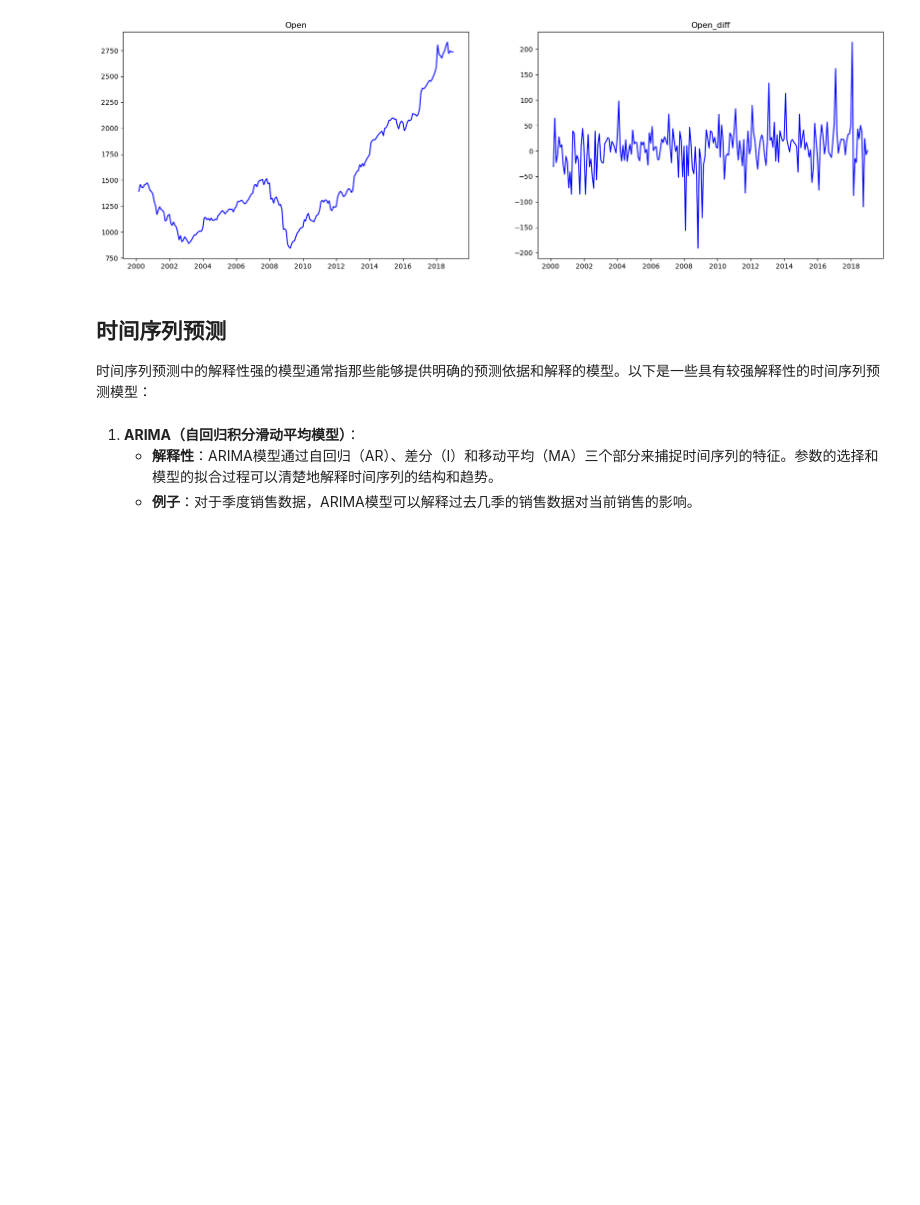
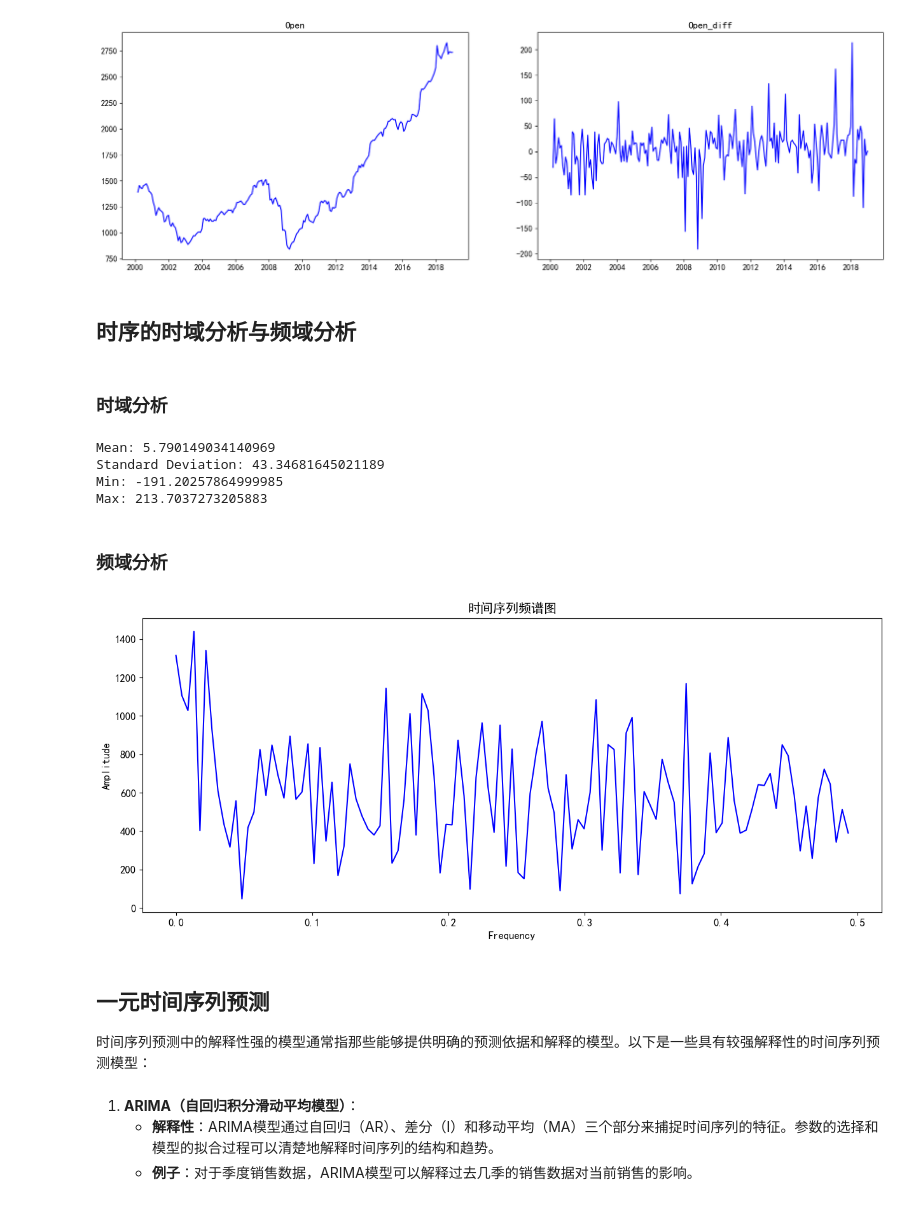
Before and after one commit to XingA02/Model_with_Python, a Jupyter notebook: 描述_5_时间序列分析.ipynb, the cells around one changed output. Drawn from its saved outputs; the diff is of its cells as text; code cells hidden in the pictures; blank space fills up the shorter version.

```diff
--- a/描述_5_时间序列分析.ipynb
+++ b/描述_5_时间序列分析.ipynb
@@ -141,3 +143,5 @@ plt.title('Open_diff')
 # %% [output]
 Text(0.5, 1.0, 'Open_diff')
 [figure]
+# %% [markdown]
+## 时序的时域分析与频域分析
@@ -144,5 +155,42 @@ Text(0.5, 1.0, 'Open_diff')
+# %% [markdown]
+### 时域分析
+# %%
+print("Mean:", ts.mean())
+print("Standard Deviation:", ts.std())
+print("Min:", ts.min())
+print("Max:", ts.max())
+# %% [output]
+Mean: 5.790149034140969
+Standard Deviation: 43.34681645021189
+Min: -191.20257864999985
+Max: 213.7037273205883
+# %% [markdown]
+### 频域分析
+# %%
+from scipy.fft import fft, fftfreq
+import numpy as np
+import matplotlib.pyplot as plt
+
+# 执行傅里叶变换
+fft_values = fft(ts.values)
+fft_frequencies = fftfreq(len(ts), d=1)  # d=1 表示采样间隔为1天
+
+# 只取前一半的频率，因为FFT结果是对称的
+half_n = len(ts) // 2
+fft_values = fft_values[:half_n]
+fft_frequencies = fft_frequencies[:half_n]
+
+# 绘制频谱图
+plt.figure(figsize=(15, 6))
+plt.plot(fft_frequencies, np.abs(fft_values), color='blue')
+plt.title('时间序列频谱图')
+plt.xlabel('Frequency')
+plt.ylabel('Amplitude')
+plt.show()
+# %% [output]
+[figure, added]
 # %% [markdown]
-## 时间序列预测
+## 一元时间序列预测
 
 时间序列预测中的解释性强的模型通常指那些能够提供明确的预测依据和解释的模型。以下是一些具有较强解释性的时间序列预测模型：
 # %%
```
Also changed, not shown: parts of 17 cells of this notebook, 1 other file.
